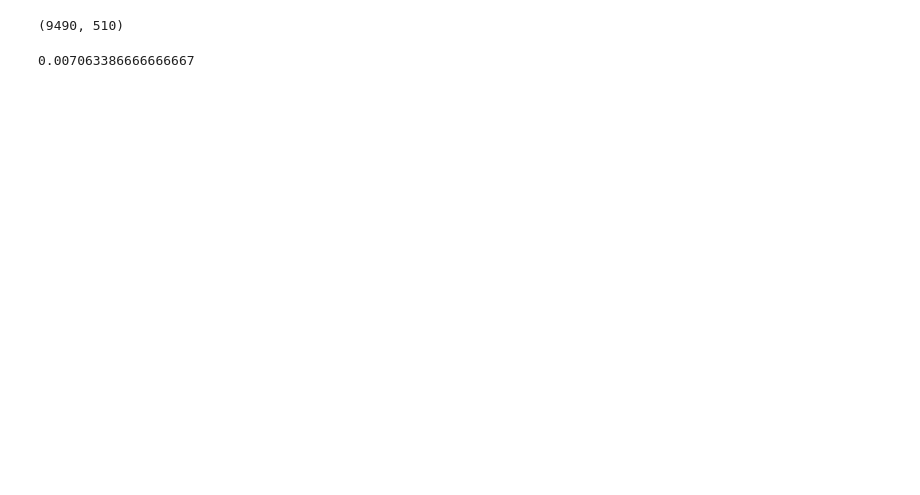
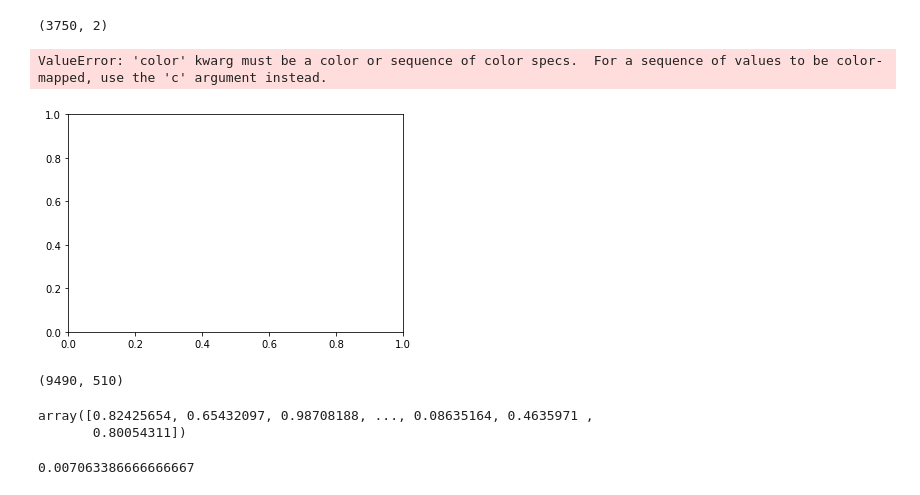
Before and after one commit to MLBartkowiakChojnacki/ML_PROJECT_2022, a Jupyter notebook: notebooks/grid-search.ipynb, the cells around one changed output. Drawn from its saved outputs; the diff is of its cells as text; code cells hidden in the pictures; blank space fills up the shorter version.

```diff
--- a/notebooks/grid-search.ipynb
+++ b/notebooks/grid-search.ipynb
@@ -26,6 +26,19 @@ data_directory = os.path.join(path[0], 'data\\raw')
 
 X = instructions.load_csv(data_directory, 'train_data')
 y = instructions.load_csv(data_directory, 'train_labels')
+# %%
+kpca = KernelPCA(n_components=2, kernel="rbf")
+
+X_kpca = kpca.fit_transform(X)
+
+X_kpca.shape
+# %% [output]
+(3750, 2)
+# %%
+plt.scatter(X_kpca[:,0], X_kpca[:,1])
+# %% [output]
+ValueError: 'color' kwarg must be a color or sequence of color specs.  For a sequence of values to be color-mapped, use the 'c' argument instead.
+[figure, added]
 # %%
 # normal distribution test
 
@@ -48,6 +61,11 @@ for i in p:
 normal, not_normal
 # %% [output]
 (9490, 510)
+# %%
+p
+# %% [output]
+array([0.82425654, 0.65432097, 0.98708188, ..., 0.08635164, 0.4635971 ,
+       0.80054311])
 # %%
 #standarization
 
```
Also changed, not shown: parts of 5 cells of this notebook.
